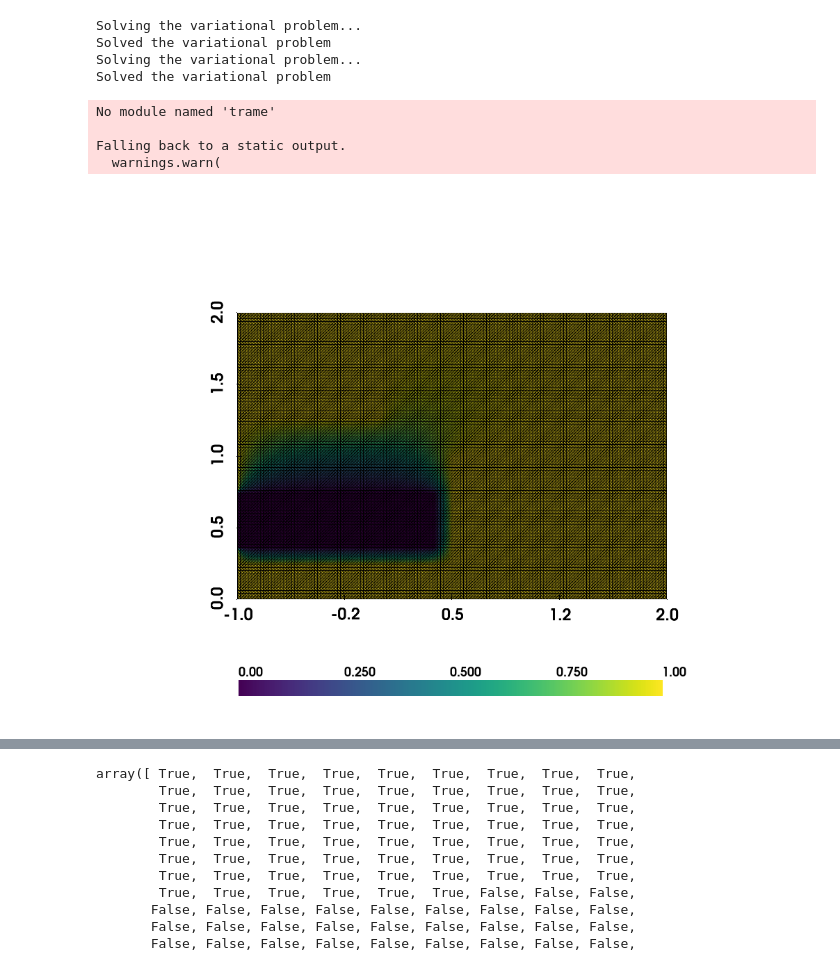
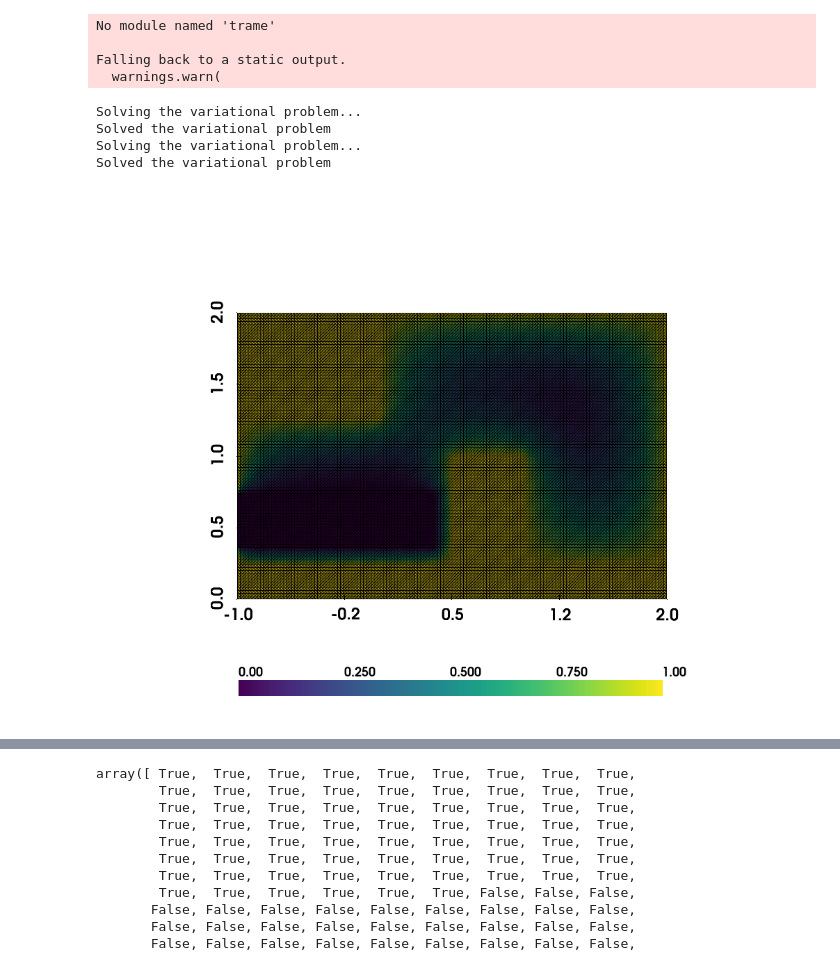
Before and after one commit to amartyamukherjee/harmonic_potential, a Jupyter notebook: quadrotor2d_PID.ipynb, the cells around one changed output, grey strips where cells are left out. Cells and saved outputs as stored; diff of their text form; code cells hidden in the pictures.

Commit message:
Updated Harmonic Potential to take boxes as input

```diff
--- a/quadrotor2d_PID.ipynb
+++ b/quadrotor2d_PID.ipynb
@@ -4,21 +4,27 @@ from Quadrotor2DHarmonicPotential import Quadrotor2DHarmonicPotential
 # %%
 # Specify the number of triangles in each dimension
 num_triangles_x = 150
 num_triangles_y = 100
 
-clbf = Quadrotor2DHarmonicPotential(num_triangles_x=num_triangles_x,num_triangles_y=num_triangles_y)
-clbf2 = Quadrotor2DHarmonicPotential(f_val=-6,num_triangles_x=num_triangles_x,num_triangles_y=num_triangles_y) # Not needed, just aids in visual
-clbf.plot_solution_with_trajectory(show_edges=True)
+domain_corners = [(-1.0, 0.0), (2.0, 2.0)]
+unsafe_boxes = [[(-1.0,0.0), (2.0,0.25)],
+                [(0.5,0.25), (1.0,1.0)],
+                [(-1.0,1.25), (0.0,2.0)]]
+target_box = [[(-1.0,0.35), (0.4,0.75)]]
+
+clbf = Quadrotor2DHarmonicPotential(domain_corners=domain_corners, unsafe_boxes=unsafe_boxes, target_box=target_box, num_triangles_x=num_triangles_x, num_triangles_y=num_triangles_y)
+clbf2 = Quadrotor2DHarmonicPotential(domain_corners=domain_corners, unsafe_boxes=unsafe_boxes, target_box=target_box, f_val=-6, num_triangles_x=num_triangles_x, num_triangles_y=num_triangles_y) # Not needed, just aids in visual
+clbf2.plot_solution_with_trajectory(show_edges=True)
 # %% [output]
-Solving the variational problem...
-Solved the variational problem
-Solving the variational problem...
-Solved the variational problem
+No module named 'trame'
+
+Falling back to a static output.
+  warnings.warn(
-No module named 'trame'
-
-Falling back to a static output.
-  warnings.warn(
+Solving the variational problem...
+Solved the variational problem
+Solving the variational problem...
+Solved the variational problem
-[figure, old version]
+[figure, new version]
 # %%
 from math import sin, cos
 from scipy.integrate import solve_ivp
```
Also changed, not shown: parts of 2 cells of this notebook, 1 other file.
